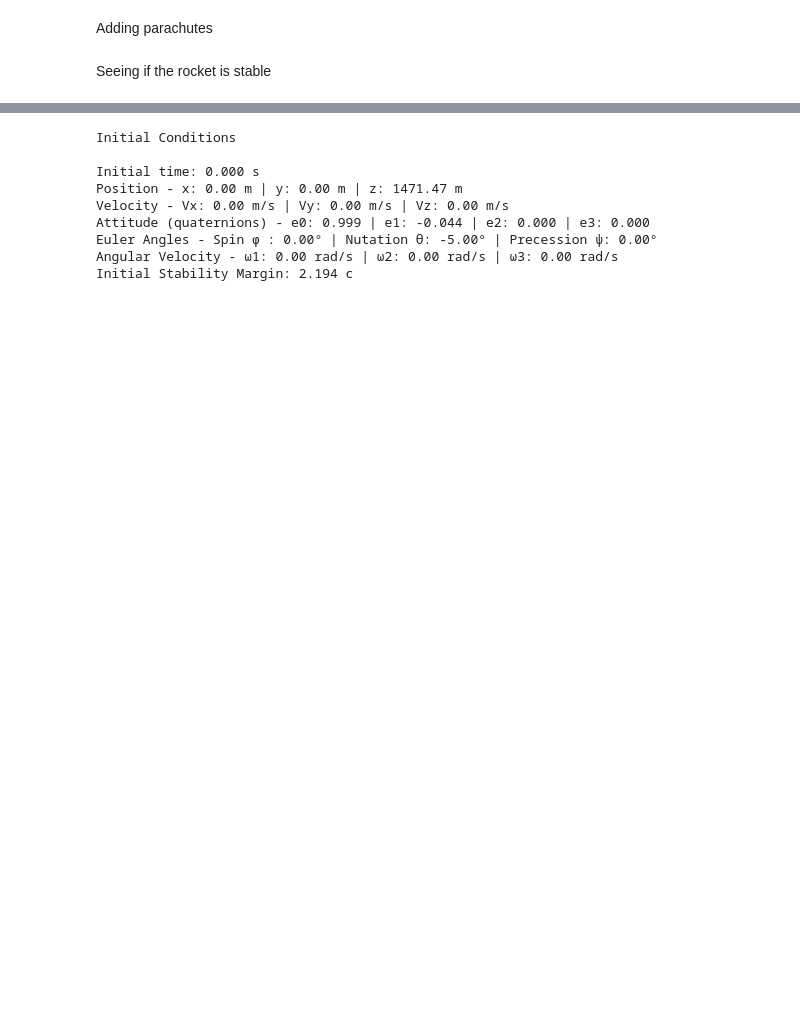
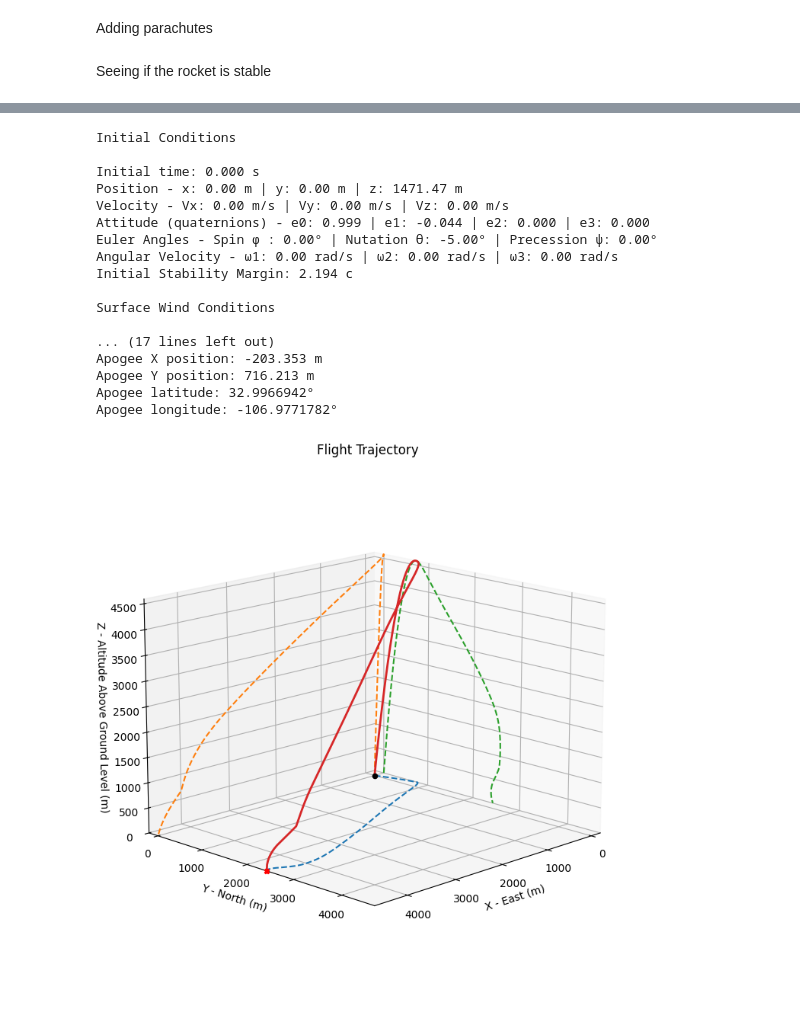
Before and after one commit to CURocketEngineering/RocketPy-Simulations, a Jupyter notebook: example_sim/example_sim.ipynb, the cells around one changed output, grey strips where cells are left out. Drawn from its saved outputs; the diff is of its cells as text; code cells hidden in the pictures; blank space fills up the shorter version.

```diff
--- a/example_sim/example_sim.ipynb
+++ b/example_sim/example_sim.ipynb
@@ -141,18 +141,32 @@ my_rocket.draw()
 test_flight = Flight(
     rocket=my_rocket, environment=env, rail_length=5.2, inclination=85, heading=0
     )
-# %%
-test_flight.prints.initial_conditions()
-# %% [output]
-Initial Conditions
-
-Initial time: 0.000 s
-Position - x: 0.00 m | y: 0.00 m | z: 1471.47 m
-Velocity - Vx: 0.00 m/s | Vy: 0.00 m/s | Vz: 0.00 m/s
-Attitude (quaternions) - e0: 0.999 | e1: -0.044 | e2: 0.000 | e3: 0.000
-Euler Angles - Spin φ : 0.00° | Nutation θ: -5.00° | Precession ψ: 0.00°
-Angular Velocity - ω1: 0.00 rad/s | ω2: 0.00 rad/s | ω3: 0.00 rad/s
-Initial Stability Margin: 2.194 c
+# %%
+test_flight.prints.initial_conditions()
+test_flight.prints.surface_wind_conditions()
+test_flight.prints.burn_out_conditions()
+test_flight.prints.apogee_conditions()
+test_flight.plots.trajectory_3d()
+test_flight.export_data('testFlight.csv')
+# %% [output]
+Initial Conditions
+
+Initial time: 0.000 s
+Position - x: 0.00 m | y: 0.00 m | z: 1471.47 m
+Velocity - Vx: 0.00 m/s | Vy: 0.00 m/s | Vz: 0.00 m/s
+Attitude (quaternions) - e0: 0.999 | e1: -0.044 | e2: 0.000 | e3: 0.000
+Euler Angles - Spin φ : 0.00° | Nutation θ: -5.00° | Precession ψ: 0.00°
+Angular Velocity - ω1: 0.00 rad/s | ω2: 0.00 rad/s | ω3: 0.00 rad/s
+Initial Stability Margin: 2.194 c
+
+Surface Wind Conditions
+
+... (17 lines left out)
+Apogee X position: -203.353 m
+Apogee Y position: 716.213 m
+Apogee latitude: 32.9966942°
+Apogee longitude: -106.9771782°
+[figure, added]
 # %%
 test_flight.prints.surface_wind_conditions()
 # %% [output]
```
Also changed, not shown: parts of 6 cells of this notebook, 4 other files.
